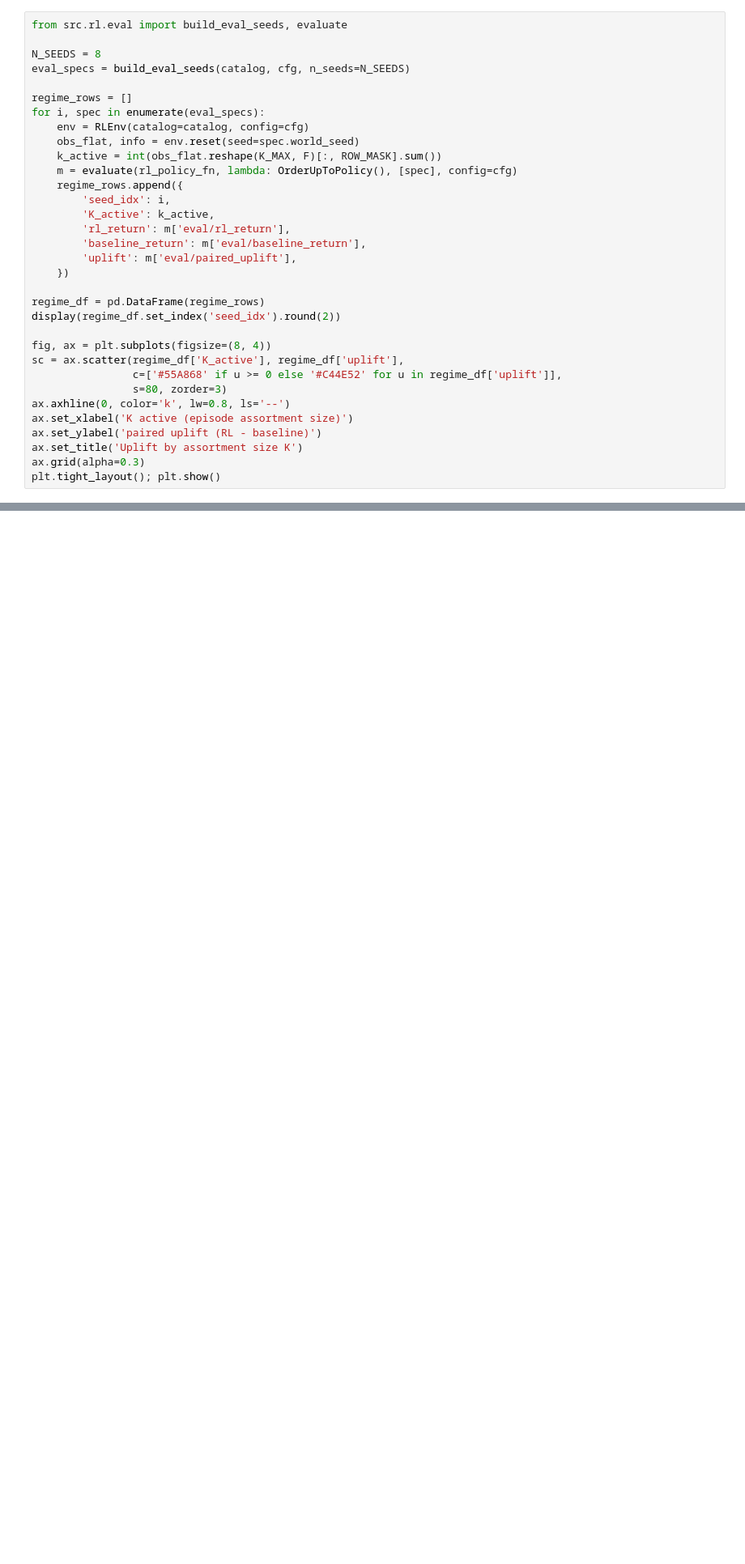
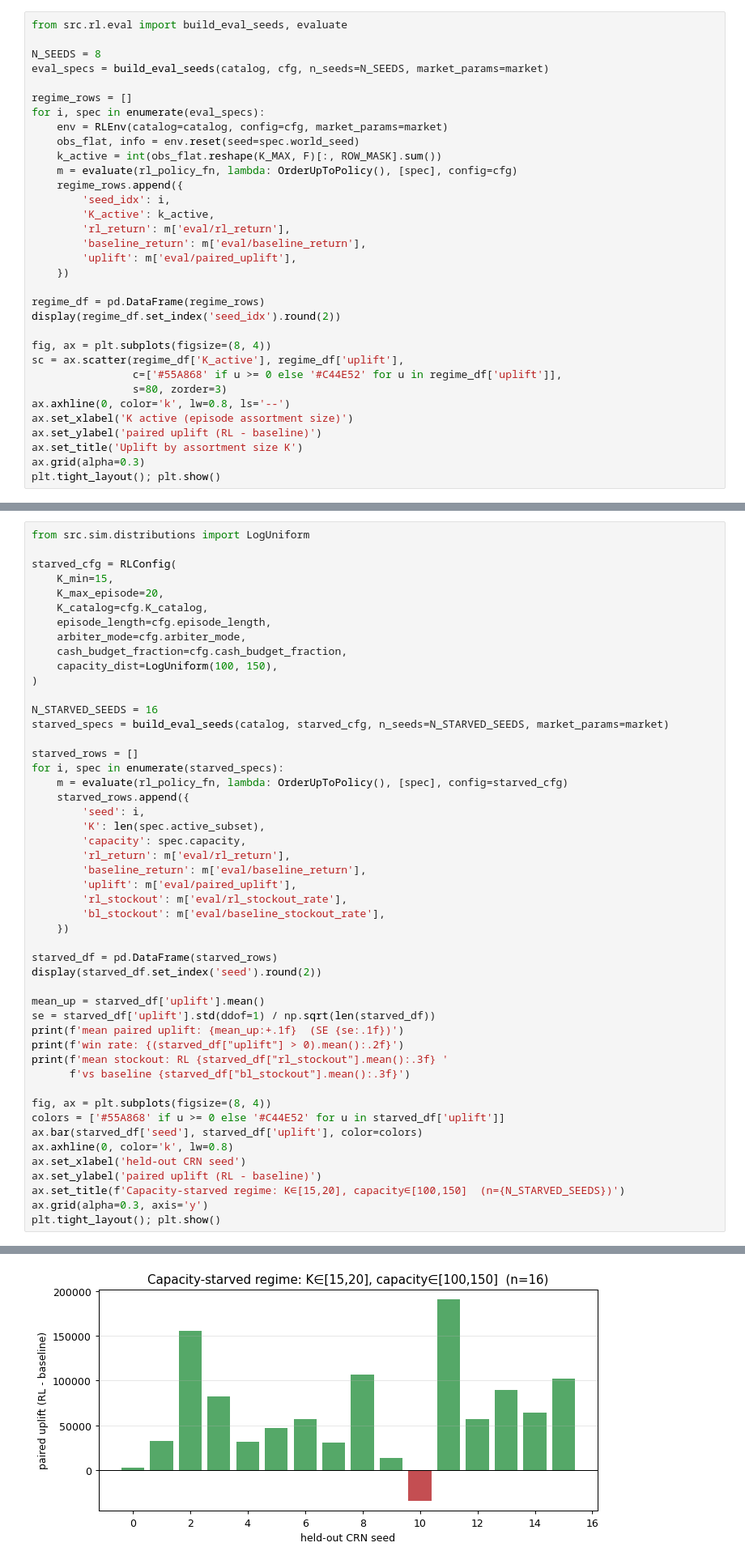
Before and after one commit to mjordanic/supply_chain_simulator, a Jupyter notebook: notebooks/06a-analyze-a-trained-agent.ipynb, the cells around one changed output, grey strips where cells are left out. Shown at 81% size. Drawn from its saved outputs; the diff is of its cells as text; blank space fills up the shorter version.

```diff
--- a/notebooks/06a-analyze-a-trained-agent.ipynb
+++ b/notebooks/06a-analyze-a-trained-agent.ipynb
@@ -300,11 +360,11 @@ assortment sizes or degrades for extreme values of K.
 from src.rl.eval import build_eval_seeds, evaluate
 
 N_SEEDS = 8
-eval_specs = build_eval_seeds(catalog, cfg, n_seeds=N_SEEDS)
+eval_specs = build_eval_seeds(catalog, cfg, n_seeds=N_SEEDS, market_params=market)
 
 regime_rows = []
 for i, spec in enumerate(eval_specs):
-    env = RLEnv(catalog=catalog, config=cfg)
+    env = RLEnv(catalog=catalog, config=cfg, market_params=market)
     obs_flat, info = env.reset(seed=spec.world_seed)
     k_active = int(obs_flat.reshape(K_MAX, F)[:, ROW_MASK].sum())
     m = evaluate(rl_policy_fn, lambda: OrderUpToPolicy(), [spec], config=cfg)
@@ -343,0 +437,50 @@ plt.tight_layout(); plt.show()
+# %%
+from src.sim.distributions import LogUniform
+
+starved_cfg = RLConfig(
+    K_min=15,
+    K_max_episode=20,
+    K_catalog=cfg.K_catalog,
+    episode_length=cfg.episode_length,
+    arbiter_mode=cfg.arbiter_mode,
+    cash_budget_fraction=cfg.cash_budget_fraction,
+    capacity_dist=LogUniform(100, 150),
+)
+
+N_STARVED_SEEDS = 16
+starved_specs = build_eval_seeds(catalog, starved_cfg, n_seeds=N_STARVED_SEEDS, market_params=market)
+
+starved_rows = []
+for i, spec in enumerate(starved_specs):
+    m = evaluate(rl_policy_fn, lambda: OrderUpToPolicy(), [spec], config=starved_cfg)
+    starved_rows.append({
+        'seed': i,
+        'K': len(spec.active_subset),
+        'capacity': spec.capacity,
+        'rl_return': m['eval/rl_return'],
+        'baseline_return': m['eval/baseline_return'],
+        'uplift': m['eval/paired_uplift'],
+        'rl_stockout': m['eval/rl_stockout_rate'],
+        'bl_stockout': m['eval/baseline_stockout_rate'],
+    })
+
+starved_df = pd.DataFrame(starved_rows)
+display(starved_df.set_index('seed').round(2))
+
+mean_up = starved_df['uplift'].mean()
+se = starved_df['uplift'].std(ddof=1) / np.sqrt(len(starved_df))
+print(f'mean paired uplift: {mean_up:+.1f}  (SE {se:.1f})')
+print(f'win rate: {(starved_df["uplift"] > 0).mean():.2f}')
+print(f'mean stockout: RL {starved_df["rl_stockout"].mean():.3f} '
+      f'vs baseline {starved_df["bl_stockout"].mean():.3f}')
+
+fig, ax = plt.subplots(figsize=(8, 4))
+colors = ['#55A868' if u >= 0 else '#C44E52' for u in starved_df['uplift']]
+ax.bar(starved_df['seed'], starved_df['uplift'], color=colors)
+ax.axhline(0, color='k', lw=0.8)
+ax.set_xlabel('held-out CRN seed')
+ax.set_ylabel('paired uplift (RL - baseline)')
+ax.set_title(f'Capacity-starved regime: K∈[15,20], capacity∈[100,150]  (n={N_STARVED_SEEDS})')
+ax.grid(alpha=0.3, axis='y')
+plt.tight_layout(); plt.show()
+# %% [output]
@@ -343,0 +522 @@ plt.tight_layout(); plt.show()
+[figure, added]
```
Also changed, not shown: parts of 20 cells of this notebook, 17 other files.
